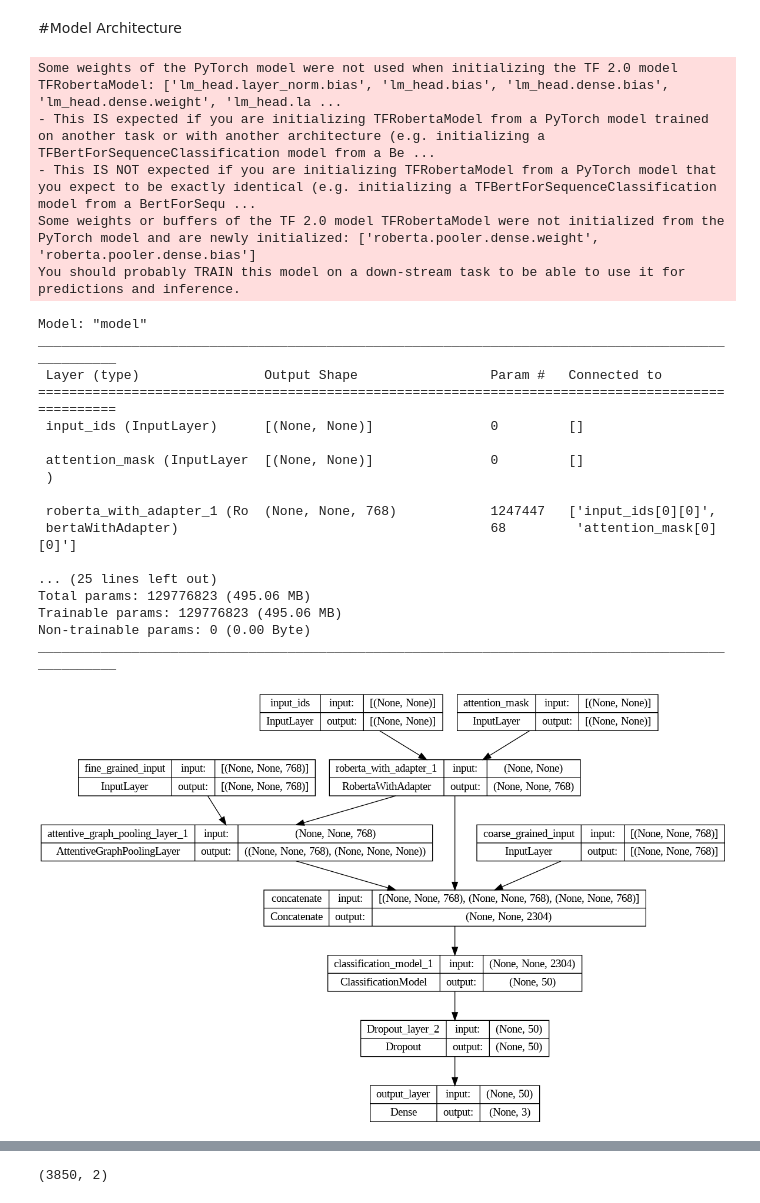
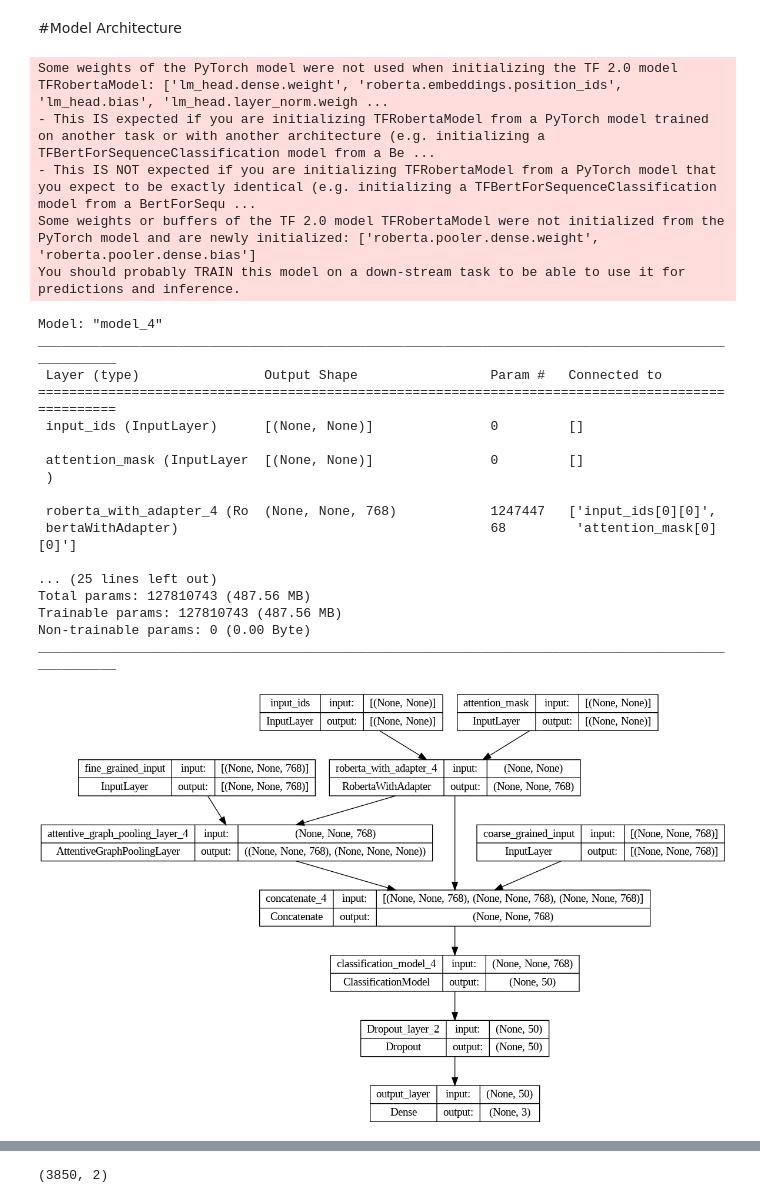
Before and after one commit to nilesh2gupta/UBC_project, a Jupyter notebook: Combining_models.ipynb, the cells around one changed output, grey strips where cells are left out. Drawn from its saved outputs; the diff is of its cells as text; code cells hidden in the pictures.

```diff
--- a/Combining_models.ipynb
+++ b/Combining_models.ipynb
@@ -242,11 +237,11 @@ You should probably TRAIN this model on a down-stream task to be able to use it
 # %%
 import tensorflow as tf
 from transformers import TFRobertaModel, RobertaTokenizer
-from tensorflow import keras
-from keras.layers import Input, Conv1D, MaxPooling1D, Bidirectional, LSTM, Dense, Dropout, GlobalMaxPooling1D, Concatenate
-from keras.models import Model
-from keras.optimizers import Nadam
-from keras.utils import plot_model
+from tensorflow.keras.layers import Input, Conv1D, MaxPooling1D, Bidirectional, LSTM, Dense, Dropout, GlobalMaxPooling1D, Concatenate
+from tensorflow.keras.models import Model
+from tensorflow.keras.optimizers import Nadam
+from tensorflow.keras.utils import plot_model
+import numpy as np
 
 model_name = 'roberta-base'
 tokenizer = RobertaTokenizer.from_pretrained(model_name)
@@ -318,6 +313,7 @@ class AttentiveGraphPoolingLayer(tf.keras.layers.Layer):
 
         return attended_values, attn_weights
 
+
 input_ids = Input(shape=(None,), dtype=tf.int32, name='input_ids')
 attention_mask = Input(shape=(None,), dtype=tf.int32, name='attention_mask')
 fine_grained_input = Input(shape=(None, 768), dtype=tf.float32, name='fine_grained_input')
@@ -331,43 +327,44 @@ class_model = ClassificationModel(max_sequence_length=max_seq, combined_embeddin
 roberta_output = roberta_with_adapter(input_ids=input_ids, attention_mask=attention_mask)
 attention_output, _ = attention_layer(fine_grained_input, roberta_output)
 
-concatenated_input = Concatenate()([roberta_output, attention_output, coarse_grained_input])
+
+concatenated_input = Concatenate(axis=1)([roberta_output, attention_output, coarse_grained_input])
 
 output_layer = class_model(concatenated_input)
 dropout2 = Dropout(0.5, name='Dropout_layer_2')(output_layer)
 output_layer = Dense(3, activation='softmax', name='output_layer')(dropout2)
 
 final_model = Model(inputs=[input_ids, attention_mask, fine_grained_input, coarse_grained_input], outputs=output_layer)
 
 loss_fn = tf.keras.losses.SparseCategoricalCrossentropy()
 final_model.compile(optimizer=Nadam(learning_rate=0.001), loss=loss_fn, metrics=['accuracy'])
 
 final_model.summary()
 plot_model(final_model, to_file='model_plot.png', show_shapes=True, show_layer_names=True)
 # %% [output]
-Some weights of the PyTorch model were not used when initializing the TF 2.0 model TFRobertaModel: ['lm_head.layer_norm.bias', 'lm_head.bias', 'lm_head.dense.bias', 'lm_head.dense.weight', 'lm_head.la ...
+Some weights of the PyTorch model were not used when initializing the TF 2.0 model TFRobertaModel: ['lm_head.dense.weight', 'roberta.embeddings.position_ids', 'lm_head.bias', 'lm_head.layer_norm.weigh ...
 - This IS expected if you are initializing TFRobertaModel from a PyTorch model trained on another task or with another architecture (e.g. initializing a TFBertForSequenceClassification model from a Be ...
 - This IS NOT expected if you are initializing TFRobertaModel from a PyTorch model that you expect to be exactly identical (e.g. initializing a TFBertForSequenceClassification model from a BertForSequ ...
 Some weights or buffers of the TF 2.0 model TFRobertaModel were not initialized from the PyTorch model and are newly initialized: ['roberta.pooler.dense.weight', 'roberta.pooler.dense.bias']
 You should probably TRAIN this model on a down-stream task to be able to use it for predictions and inference.
-Model: "model"
+Model: "model_4"
 __________________________________________________________________________________________________
  Layer (type)                Output Shape                 Param #   Connected to
 ==================================================================================================
  input_ids (InputLayer)      [(None, None)]               0         []
 
  attention_mask (InputLayer  [(None, None)]               0         []
  )
 
- roberta_with_adapter_1 (Ro  (None, None, 768)            1247447   ['input_ids[0][0]',
+ roberta_with_adapter_4 (Ro  (None, None, 768)            1247447   ['input_ids[0][0]',
  bertaWithAdapter)                                        68         'attention_mask[0][0]']
 
 ... (25 lines left out)
-Total params: 129776823 (495.06 MB)
-Trainable params: 129776823 (495.06 MB)
+Total params: 127810743 (487.56 MB)
+Trainable params: 127810743 (487.56 MB)
 Non-trainable params: 0 (0.00 Byte)
 __________________________________________________________________________________________________
-[figure, old version]
+[figure, new version]
 # %%
 def get_input(input_text, model, tokenizer):
     roberta_input = tokenizer(input_text, return_tensors='tf', truncation=True, padding=True)
```
Also changed, not shown: parts of 8 cells of this notebook.
